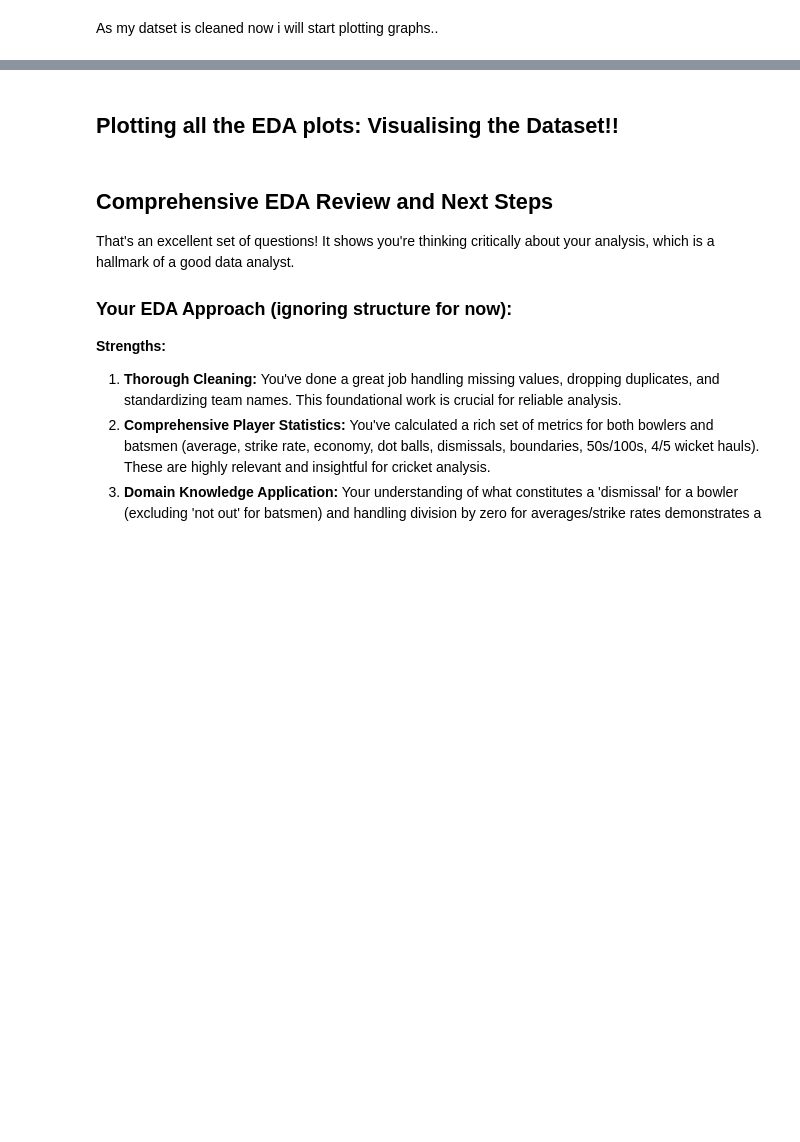
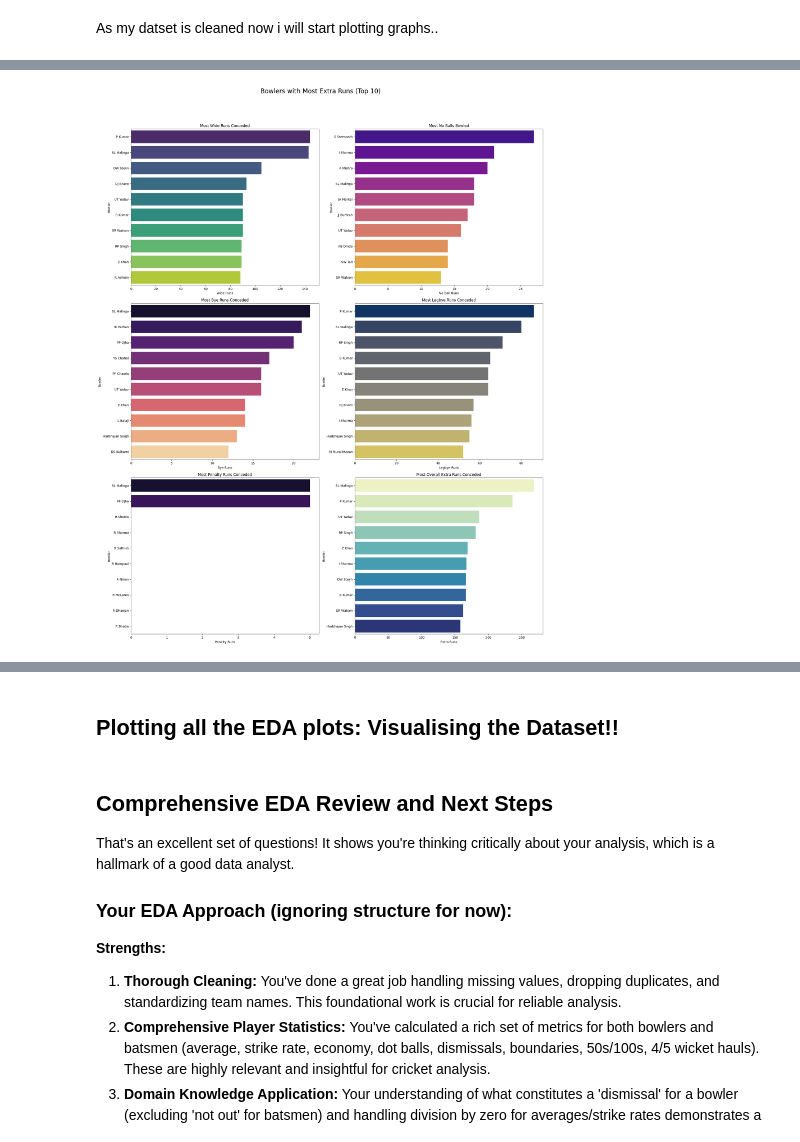
Before and after one commit to sxrthk17/ml-journey, a Jupyter notebook: week1/day6_IPL_EDA_deliveries.ipynb, the cells around one changed output, grey strips where cells are left out. Cells and saved outputs as stored; diff of their text form; code cells hidden in the pictures; blank space fills up the shorter version.

```diff
--- a/week1/day6_IPL_EDA_deliveries.ipynb
+++ b/week1/day6_IPL_EDA_deliveries.ipynb
@@ -193,0 +427,56 @@ all_matchups
+# %%
+import matplotlib.pyplot as plt
+import seaborn as sns
+
+# Prepare data for each category
+bowler_wide_runs = delivery_dataset.groupby('bowler')['wide_runs'].sum().sort_values(ascending=False).head(10).reset_index()
+bowler_noball_runs = delivery_dataset.groupby('bowler')['noball_runs'].sum().sort_values(ascending=False).head(10).reset_index()
+bowler_bye_runs = delivery_dataset.groupby('bowler')['bye_runs'].sum().sort_values(ascending=False).head(10).reset_index()
+bowler_legbye_runs = delivery_dataset.groupby('bowler')['legbye_runs'].sum().sort_values(ascending=False).head(10).reset_index()
+bowler_penalty_runs = delivery_dataset.groupby('bowler')['penalty_runs'].sum().sort_values(ascending=False).head(10).reset_index()
+bowler_extra_runs_overall = delivery_dataset.groupby('bowler')['extra_runs'].sum().sort_values(ascending=False).head(10).reset_index()
+
+# Create a figure with 3 rows and 2 columns for 6 subplots
+fig, axes = plt.subplots(3, 2, figsize=(20, 25))
+fig.suptitle('Bowlers with Most Extra Runs (Top 10)', fontsize=20, y=1.02)
+
+# Plot 1: Most Wide Runs
+sns.barplot(ax=axes[0, 0], x='wide_runs', y='bowler', data=bowler_wide_runs, palette='viridis', hue='bowler', legend=False)
+axes[0, 0].set_title('Most Wide Runs Conceded')
+axes[0, 0].set_xlabel('Wide Runs')
+axes[0, 0].set_ylabel('Bowler')
+
+# Plot 2: Most No Balls
+sns.barplot(ax=axes[0, 1], x='noball_runs', y='bowler', data=bowler_noball_runs, palette='plasma', hue='bowler', legend=False)
+axes[0, 1].set_title('Most No Balls Bowled')
+axes[0, 1].set_xlabel('No Ball Runs')
+axes[0, 1].set_ylabel('Bowler')
+
+# Plot 3: Most Bye Runs
+sns.barplot(ax=axes[1, 0], x='bye_runs', y='bowler', data=bowler_bye_runs, palette='magma', hue='bowler', legend=False)
+axes[1, 0].set_title('Most Bye Runs Conceded')
+axes[1, 0].set_xlabel('Bye Runs')
+axes[1, 0].set_ylabel('Bowler')
+
+# Plot 4: Most Legbye Runs
+sns.barplot(ax=axes[1, 1], x='legbye_runs', y='bowler', data=bowler_legbye_runs, palette='cividis', hue='bowler', legend=False)
+axes[1, 1].set_title('Most Legbye Runs Conceded')
+axes[1, 1].set_xlabel('Legbye Runs')
+axes[1, 1].set_ylabel('Bowler')
+
+# Plot 5: Most Penalty Runs
+sns.barplot(ax=axes[2, 0], x='penalty_runs', y='bowler', data=bowler_penalty_runs, palette='inferno', hue='bowler', legend=False)
+axes[2, 0].set_title('Most Penalty Runs Conceded')
+axes[2, 0].set_xlabel('Penalty Runs')
+axes[2, 0].set_ylabel('Bowler')
+
+# Plot 6: Overall Extra Runs
+sns.barplot(ax=axes[2, 1], x='extra_runs', y='bowler', data=bowler_extra_runs_overall, palette='YlGnBu', hue='bowler', legend=False)
+axes[2, 1].set_title('Most Overall Extra Runs Conceded')
+axes[2, 1].set_xlabel('Extra Runs')
+axes[2, 1].set_ylabel('Bowler')
+
+plt.tight_layout(rect=[0, 0.03, 1, 0.98]) # Adjust layout to prevent overlap
+plt.show()
+# %% [output]
+[figure, added]
```
Also changed, not shown: parts of 35 cells of this notebook.
